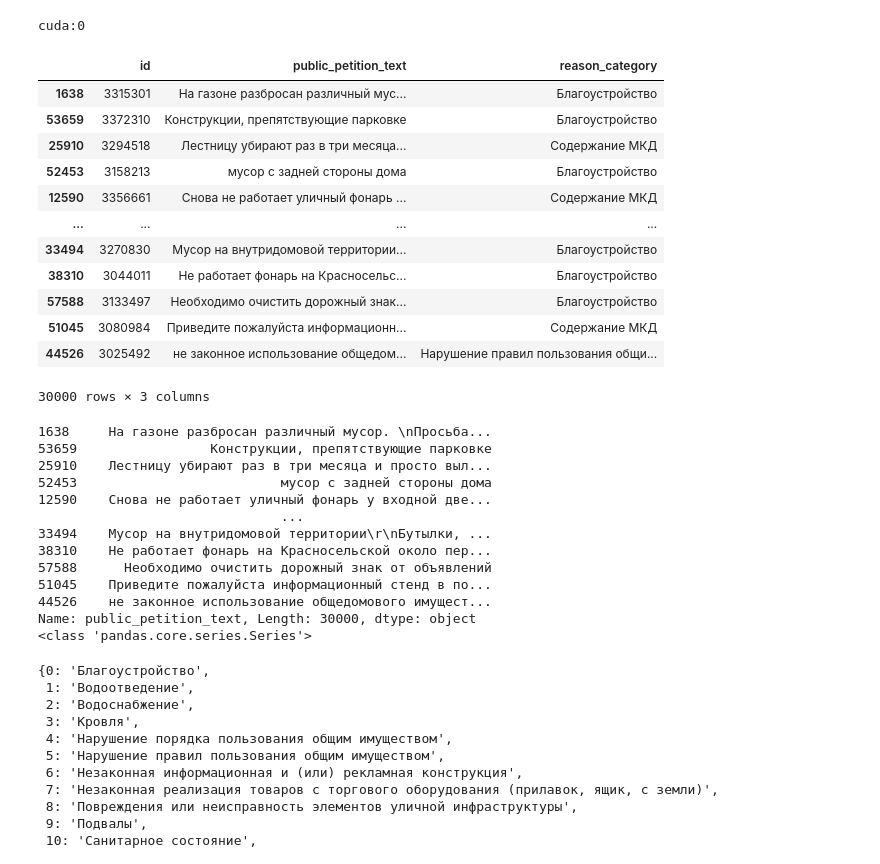
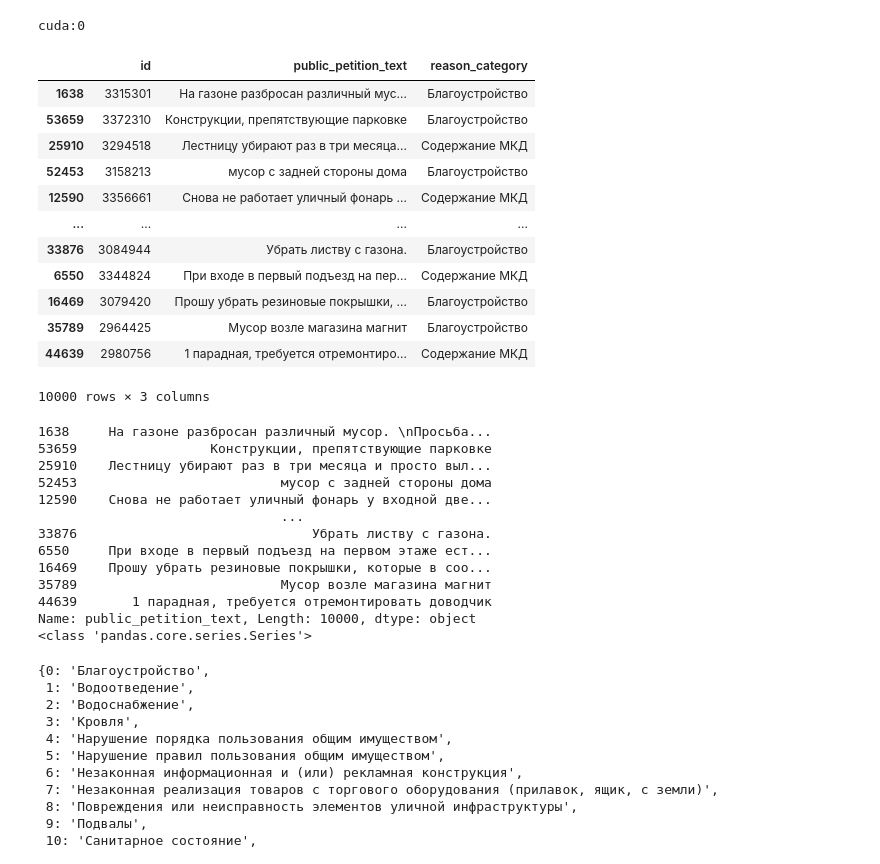
Before and after one commit to Ivanov-666/ML, a Jupyter notebook: notebooks/Лр2_NLP.ipynb, the cells around one changed output. Cells and saved outputs as stored; diff of their text form; code cells hidden in the pictures.

```diff
--- a/notebooks/Лр2_NLP.ipynb
+++ b/notebooks/Лр2_NLP.ipynb
@@ -18,22 +18,22 @@ print ( device )
 cuda:0
 # %%
 df = pd.read_csv("../datasets/Petitions.csv")
-corpus = df.sample(30000, random_state=42)
+corpus = df.sample(10000, random_state=42)
 corpus
 # %% [output]
 |  | id | public_petition_text | reason_category |
 | 1638 | 3315301 | На газоне разбросан различный мус... | Благоустройство |
 | 53659 | 3372310 | Конструкции, препятствующие парковке | Благоустройство |
 | 25910 | 3294518 | Лестницу убирают раз в три месяца... | Содержание МКД |
 | 52453 | 3158213 | мусор с задней стороны дома | Благоустройство |
 | 12590 | 3356661 | Снова не работает уличный фонарь ... | Содержание МКД |
 | ... | ... | ... | ... |
-| 33494 | 3270830 | Мусор на внутридомовой территории... | Благоустройство |
-| 38310 | 3044011 | Не работает фонарь на Красносельс... | Благоустройство |
-| 57588 | 3133497 | Необходимо очистить дорожный знак... | Благоустройство |
-| 51045 | 3080984 | Приведите пожалуйста информационн... | Содержание МКД |
-| 44526 | 3025492 | не законное использование общедом... | Нарушение правил пользования общи... |
+| 33876 | 3084944 | Убрать листву с газона. | Благоустройство |
+| 6550 | 3344824 | При входе в первый подъезд на пер... | Содержание МКД |
+| 16469 | 3079420 | Прошу убрать резиновые покрышки, ... | Благоустройство |
+| 35789 | 2964425 | Мусор возле магазина магнит | Благоустройство |
+| 44639 | 2980756 | 1 парадная, требуется отремонтиро... | Содержание МКД |
-30000 rows × 3 columns
+10000 rows × 3 columns
 # %%
 corpus_text = corpus["public_petition_text"]
 corpus_text_category = corpus["reason_category"]
@@ -47,12 +47,12 @@ print(type(corpus_text))
 52453                          мусор с задней стороны дома
 12590    Снова не работает уличный фонарь у входной две...
                                ...
-33494    Мусор на внутридомовой территории\r\nБутылки, ...
-38310    Не работает фонарь на Красносельской около пер...
-57588      Необходимо очистить дорожный знак от объявлений
-51045    Приведите пожалуйста информационный стенд в по...
-44526    не законное использование общедомового имущест...
-Name: public_petition_text, Length: 30000, dtype: object
+33876                              Убрать листву с газона.
+6550     При входе в первый подъезд на первом этаже ест...
+16469    Прошу убрать резиновые покрышки, которые в соо...
+35789                          Мусор возле магазина магнит
+44639       1 парадная, требуется отремонтировать доводчик
+Name: public_petition_text, Length: 10000, dtype: object
 <class 'pandas.core.series.Series'>
 # %%
 from sklearn.preprocessing import LabelEncoder
```
Also changed, not shown: parts of 14 cells of this notebook.
